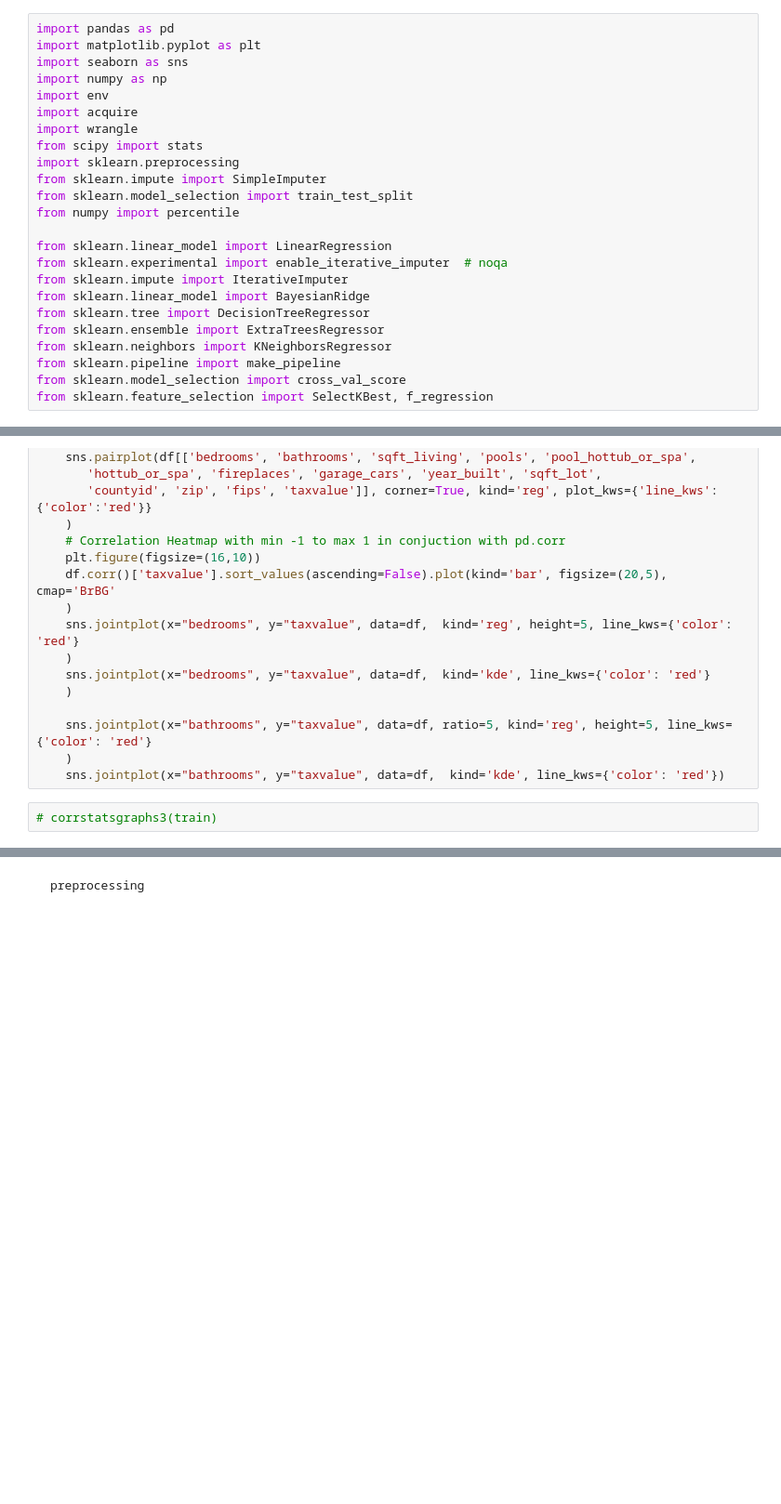
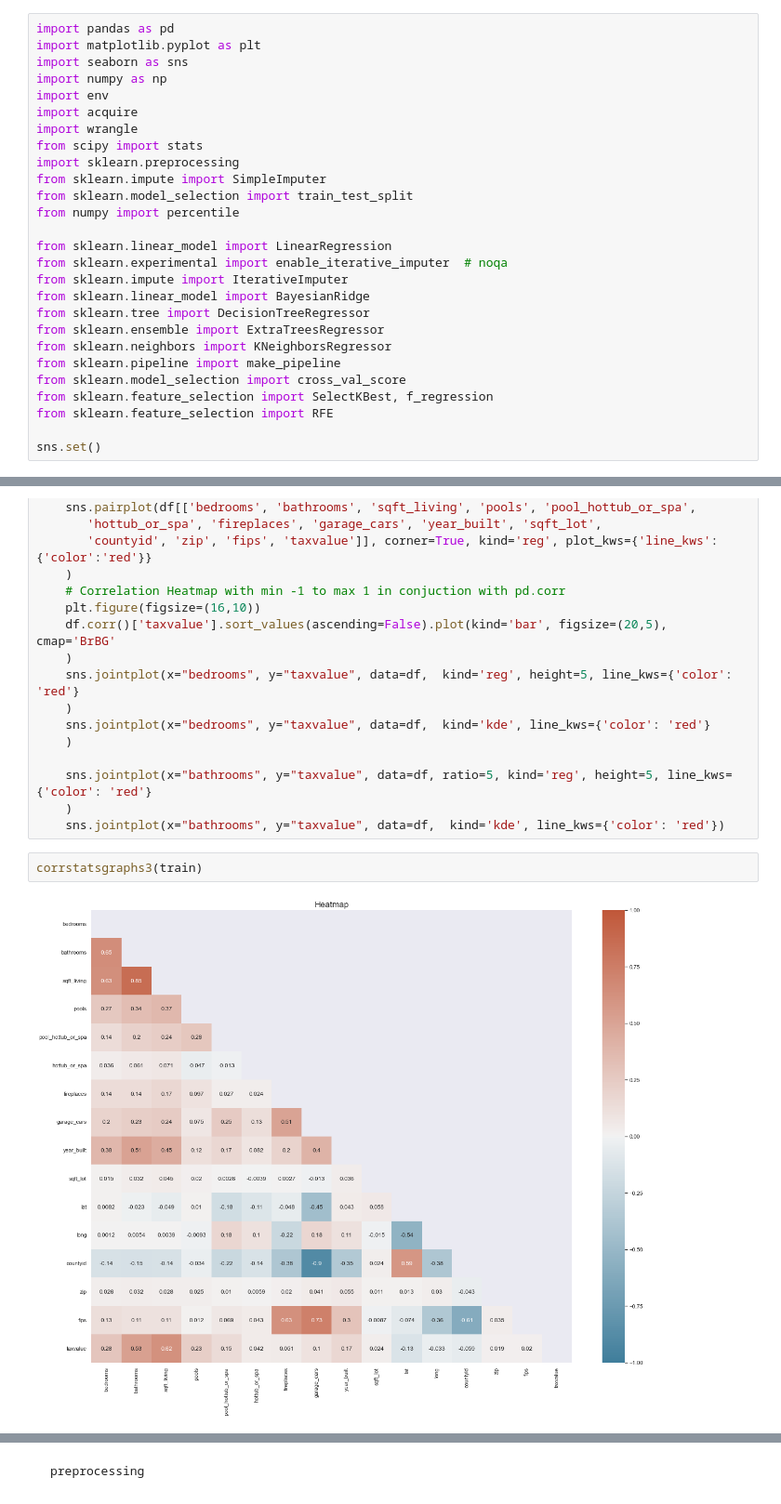
Before and after one commit to sgtcurran/my-project, a Jupyter notebook: zillow_project/zillow_rough.ipynb, the cells around one changed output, grey strips where cells are left out. Shown at 93% size. Saved outputs shown, nothing was run; the diff lists cells and outputs as text; blank space fills up the shorter version.

```diff
--- a/zillow_project/zillow_rough.ipynb
+++ b/zillow_project/zillow_rough.ipynb
@@ -22,6 +22,9 @@ from sklearn.neighbors import KNeighborsRegressor
 from sklearn.pipeline import make_pipeline
 from sklearn.model_selection import cross_val_score
 from sklearn.feature_selection import SelectKBest, f_regression
+from sklearn.feature_selection import RFE
+
+sns.set()
 # %% [markdown]
     Filter out data using SQL propertylandusetypeid = 261 and transactiondate 2017
 # %%
@@ -319,5 +311,7 @@ def corrstatsgraphs3(df):
     sns.jointplot(x="bathrooms", y="taxvalue", data=df, ratio=5, kind='reg', height=5, line_kws={'color': 'red'}
     )
     sns.jointplot(x="bathrooms", y="taxvalue", data=df,  kind='kde', line_kws={'color': 'red'})
-# %%
-# corrstatsgraphs3(train)
+# %%
+corrstatsgraphs3(train)
+# %% [output]
+[figure, added]
```
Also changed, not shown: parts of 42 cells of this notebook.
